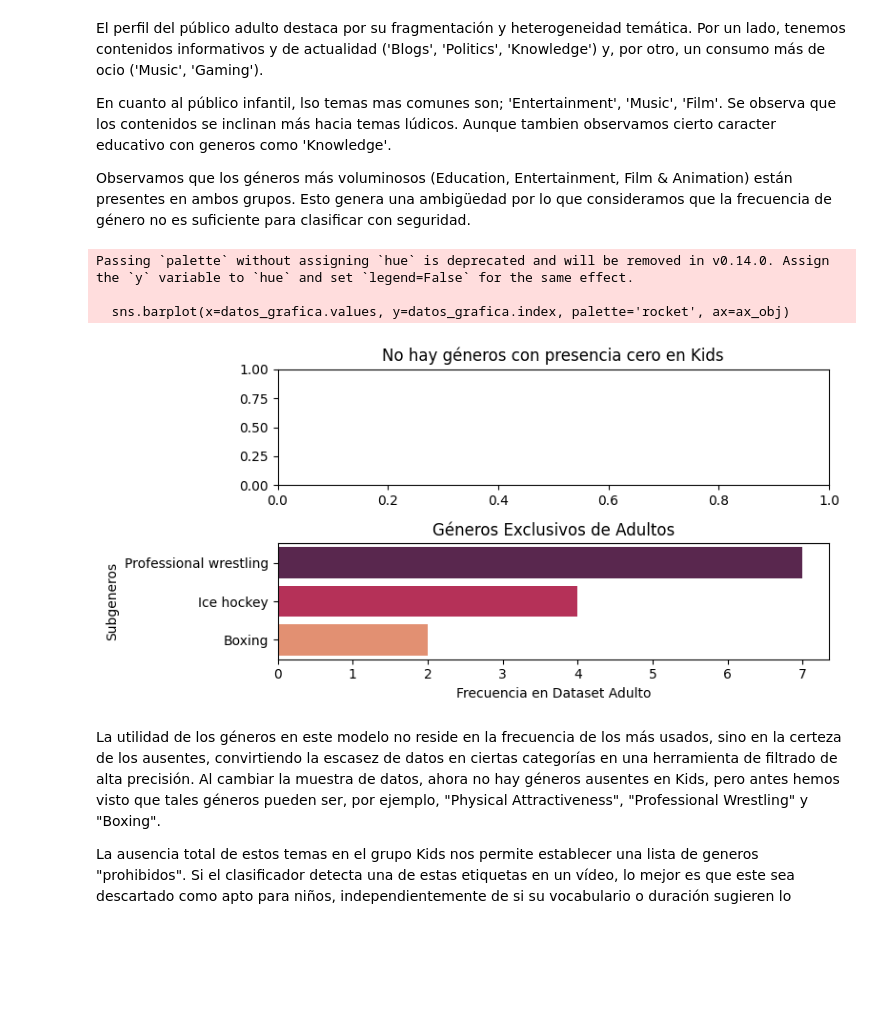
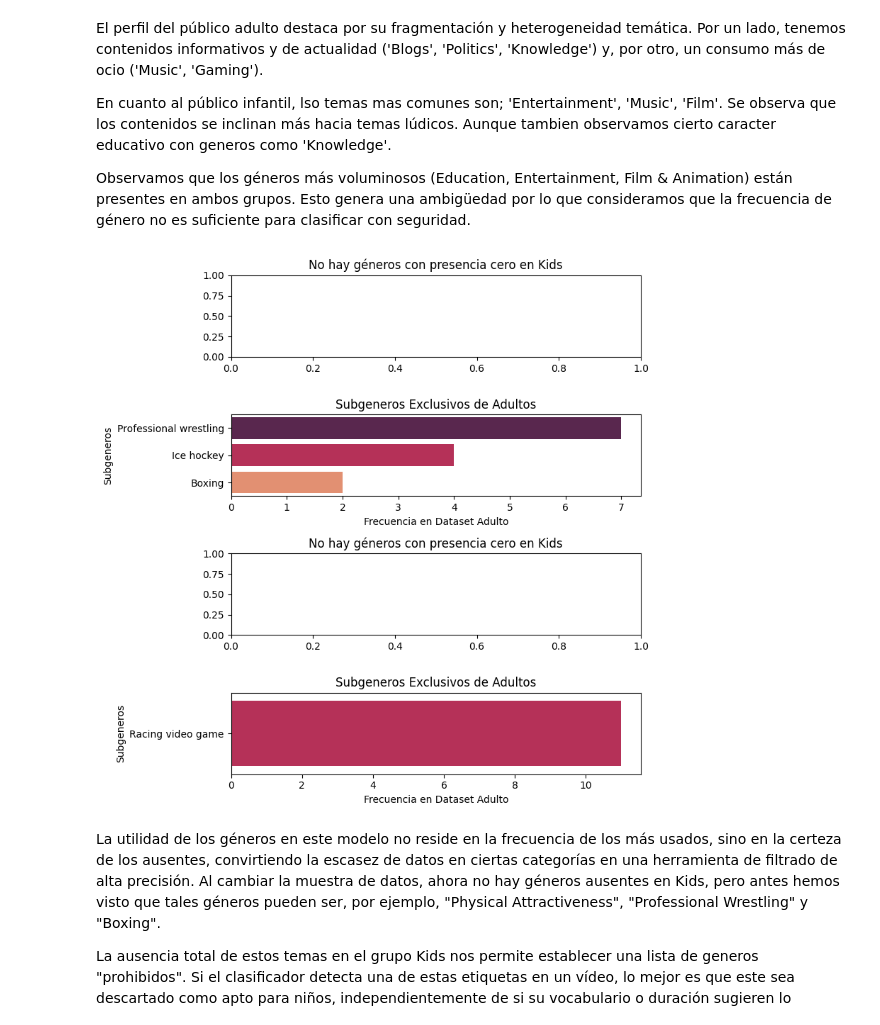
Before and after one commit to UCM-GIDIA-PD1/c2526-R1, a Jupyter notebook: src/analisis_kids.ipynb, the cells around one changed output. Drawn from its saved outputs; the diff is of its cells as text; code cells hidden in the pictures; blank space fills up the shorter version.

```diff
--- a/src/analisis_kids.ipynb
+++ b/src/analisis_kids.ipynb
@@ -130,16 +130,15 @@ En cuanto al público infantil, lso temas mas comunes son; 'Entertainment', 'Mus
 
 Observamos que los géneros más voluminosos (Education, Entertainment, Film & Animation) están presentes en ambos grupos. Esto genera una ambigüedad por lo que consideramos que la frecuencia de género no es suficiente para clasificar con seguridad.
 # %%
-fig, ax = plt.subplots(2, 1, figsize=(8,4))
-utils.graficar_generos_ausentes_kids(df_Adult, df_Kids, ax[0], "Generos")
-utils.graficar_generos_ausentes_kids(df_Adult, df_Kids, ax[1], "Subgeneros")
+fig, ax = plt.subplots(4, 1, figsize=(8,8))
+utils.graficar_generos_ausentes(df_Adult, df_Kids, ax[0], "Generos")
+utils.graficar_generos_ausentes(df_Adult, df_Kids, ax[1], "Subgeneros")
+utils.graficar_generos_ausentes(df_Kids, df_Adult, ax[2], "Generos")
+utils.graficar_generos_ausentes(df_Kids, df_Adult, ax[3], "Subgeneros")
 plt.tight_layout()
 plt.show()
 # %% [output]
-Passing `palette` without assigning `hue` is deprecated and will be removed in v0.14.0. Assign the `y` variable to `hue` and set `legend=False` for the same effect.
-
-  sns.barplot(x=datos_grafica.values, y=datos_grafica.index, palette='rocket', ax=ax_obj)
-[figure, old version]
+[figure, new version]
 # %% [markdown]
 La utilidad de los géneros en este modelo no reside en la frecuencia de los más usados, sino en la certeza de los ausentes, convirtiendo la escasez de datos en ciertas categorías en una herramienta de filtrado de alta precisión. Al cambiar la muestra de datos, ahora no hay géneros ausentes en Kids, pero antes hemos visto que tales géneros pueden ser, por ejemplo, "Physical Attractiveness", "Professional Wrestling" y "Boxing".
 
```
Also changed, not shown: 1 other file.
